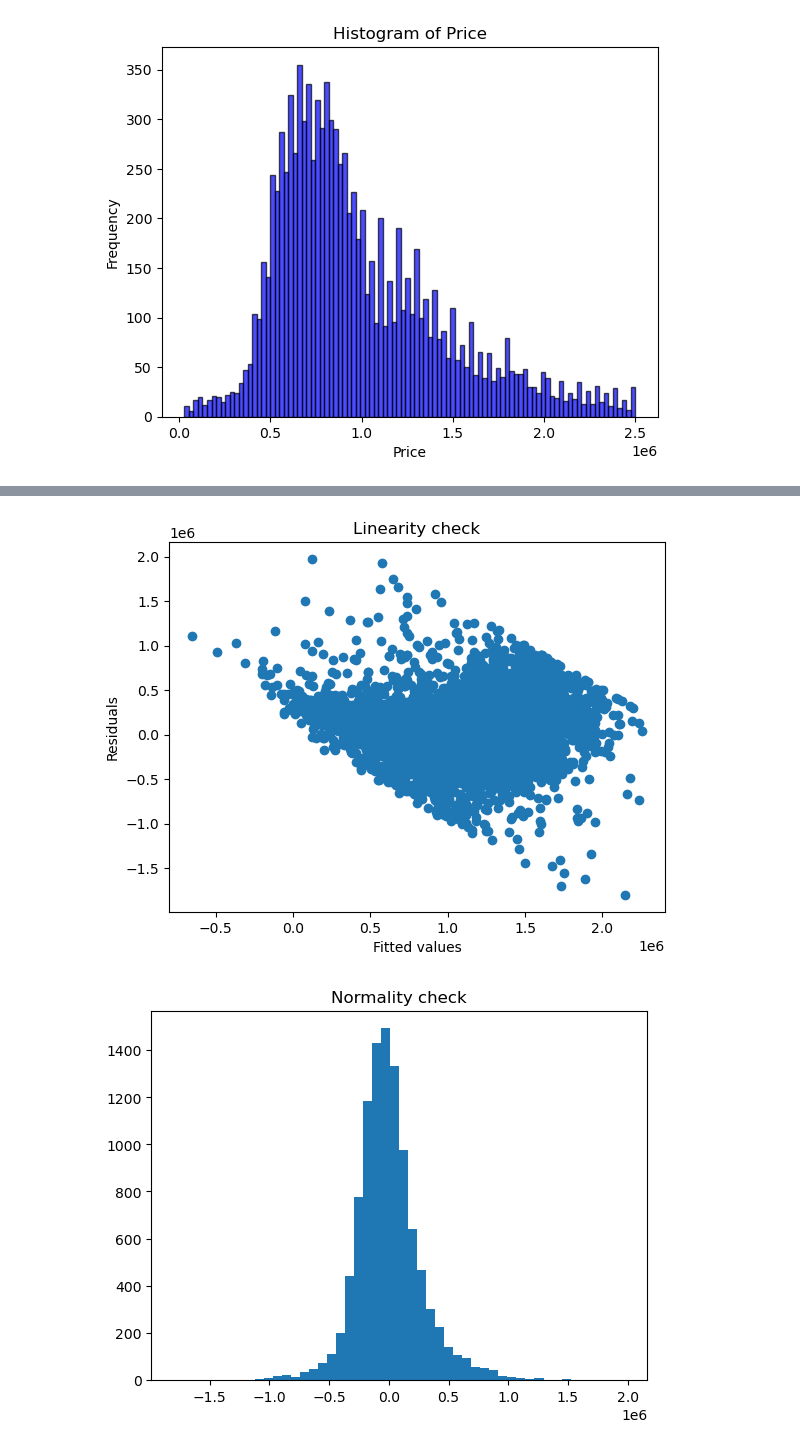
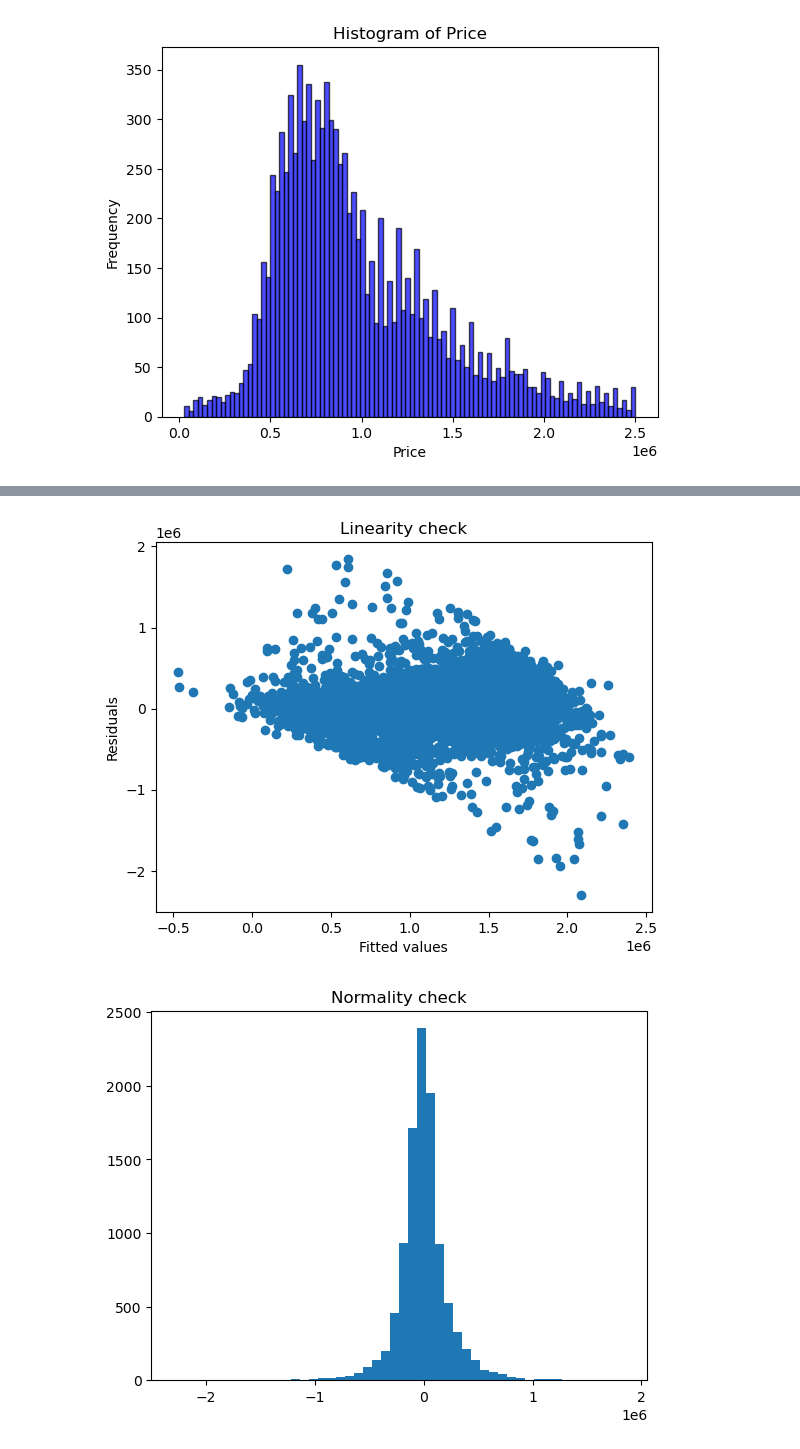
Before and after one commit to ChuckNadel/PNWHousingModel, a Jupyter notebook: Jonathan Notebook.ipynb, the cells around one changed output, grey strips where cells are left out. Cells and saved outputs as stored; diff of their text form; code cells hidden in the pictures.

```diff
--- a/Jonathan Notebook.ipynb
+++ b/Jonathan Notebook.ipynb
@@ -651,5 +539,5 @@ plt.show()
 # %%
-X = train_data[['distance','school_grade','zip_code_category','zip_code_category_crime','grade','sqft_living','waterfront','condition','view','has_been_renovated','floors']]
+X = train_data.drop(['price','bedrooms'], axis=1)
 y = train_data['price']
 
 X = sm.add_constant(X)
@@ -675,0 +564,7 @@ Notes:
+# %%
+X = train_data.drop(['price','bedrooms'], axis=1)
+y = train_data['price']
+
+X = sm.add_constant(X)
+model2 = sm.GLM(y, X, family=sm.families.Poisson(link=sm.families.links.log())).fit()
+print(model2.summary())
@@ -675,0 +589,7 @@ Notes:
+# %%
+X = train_data.drop(['price','bedrooms'], axis=1)
+y = train_data['price']
+
+X = sm.add_constant(X)
+model3 = sm.RLM(y, X).fit()
+print(model3.summary())
@@ -679,8 +617,8 @@ Notes:
 #results = model.fit()
 
 # Use the fitted model to make predictions on the test data
-X_test = sm.add_constant(test_data[['distance','school_grade','zip_code_category','zip_code_category_crime','grade','sqft_living','waterfront','condition','view','has_been_renovated','floors']])
-predictions = model.predict(X_test)
+X_test = sm.add_constant(test_data.drop(['price','bedrooms'], axis=1))
+predictions = model2.predict(X_test)
 # Compare the predicted values with the actual prices in the test data
 sns.regplot(x=test_data['price'], y=predictions)
 plt.xlabel("Actual Prices")
@@ -692,32 +630,24 @@ plt.show()
 # %%
 # calculate the residuals
-residuals = model.resid
+residuals = model2.resid_response
 
 # Plot the residuals against the fitted values to check for linearity
 plt.scatter(model.fittedvalues, residuals)
 plt.xlabel("Fitted values")
 plt.ylabel("Residuals")
 plt.title("Linearity check")
 plt.show()
 
 # Plot a histogram of the residuals to check for normality
 plt.hist(residuals, bins=50)
 plt.title("Normality check")
 plt.show()
 
 # Plot a Q-Q plot of the residuals to check for normality
 
-stats.probplot(residuals, dist="norm", plot=plt)
+sm.qqplot(residuals, line='s')
 plt.title("Normality check (Q-Q plot)")
 plt.show()
-
-# Plot the residuals against the fitted values to check for homoscedasticity
-plt.scatter(model.fittedvalues, residuals**2)
-plt.xlabel("Fitted values")
-plt.ylabel("Residuals^2")
-plt.title("Homoscedasticity check")
-
-plt.show()
 # %% [output]
-[figure, old version]
+[figure, new version]
-[figure, old version]
+[figure, new version]
```
Also changed, not shown: parts of 32 cells of this notebook.
